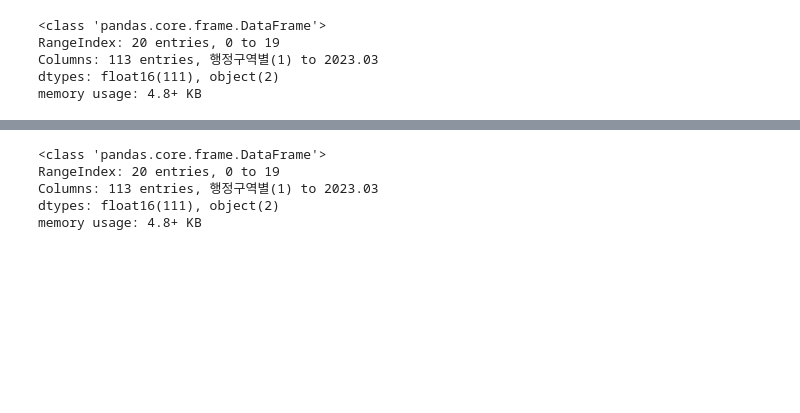
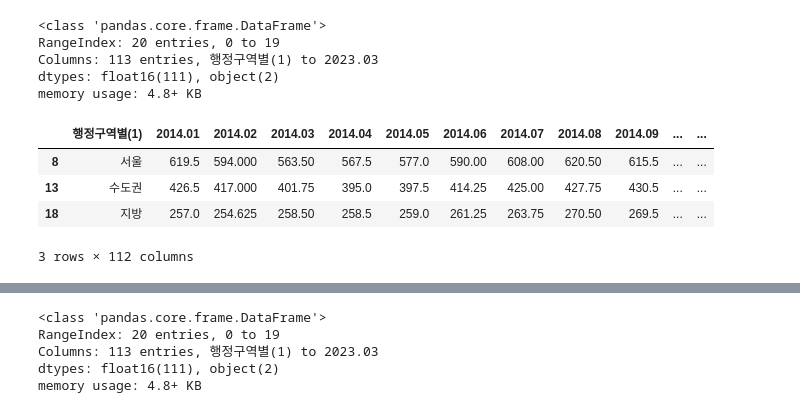
Before and after one commit to dongyoon9802/pythonAnalasys, a Jupyter notebook: pyhtonAnalysis.ipynb, the cells around one changed output, grey strips where cells are left out. Drawn from its saved outputs; the diff is of its cells as text; code cells hidden in the pictures; blank space fills up the shorter version.

```diff
--- a/pyhtonAnalysis.ipynb
+++ b/pyhtonAnalysis.ipynb
@@ -71,6 +82,16 @@ RangeIndex: 20 entries, 0 to 19
 Columns: 113 entries, 행정구역별(1) to 2023.03
 dtypes: float16(111), object(2)
 memory usage: 4.8+ KB
+# %%
+aptAvgPrice_edit = aptAvgPrice.drop(aptAvgPrice[aptAvgPrice['행정구역별(1)'].isin(['전국'])].index)
+aptAvgPrice_edit = aptAvgPrice_edit.drop(aptAvgPrice_edit[aptAvgPrice_edit['규모별(1)'].isin(['초소형(40㎡ 이하)','소형(40㎡초과 60㎡이하)','중소형(60㎡초과 85㎡이하)','대형(135㎡ 초과)'])].index)
+aptAvgPrice_edit.drop('규모별(1)',axis=1)
+# %% [output]
+|  | 행정구역별(1) | 2014.01 | 2014.02 | 2014.03 | 2014.04 | 2014.05 | 2014.06 | 2014.07 | 2014.08 | 2014.09 | ... | ... |
+| 8 | 서울 | 619.5 | 594.000 | 563.50 | 567.5 | 577.0 | 590.00 | 608.00 | 620.50 | 615.5 | ... | ... |
+| 13 | 수도권 | 426.5 | 417.000 | 401.75 | 395.0 | 397.5 | 414.25 | 425.00 | 427.75 | 430.5 | ... | ... |
+| 18 | 지방 | 257.0 | 254.625 | 258.50 | 258.5 | 259.0 | 261.25 | 263.75 | 270.50 | 269.5 | ... | ... |
+3 rows × 112 columns
 # %%
 # aptAvgPrice['2014.01':'2023.03'].astype
 # %%
```
Also changed, not shown: parts of 7 cells of this notebook.
